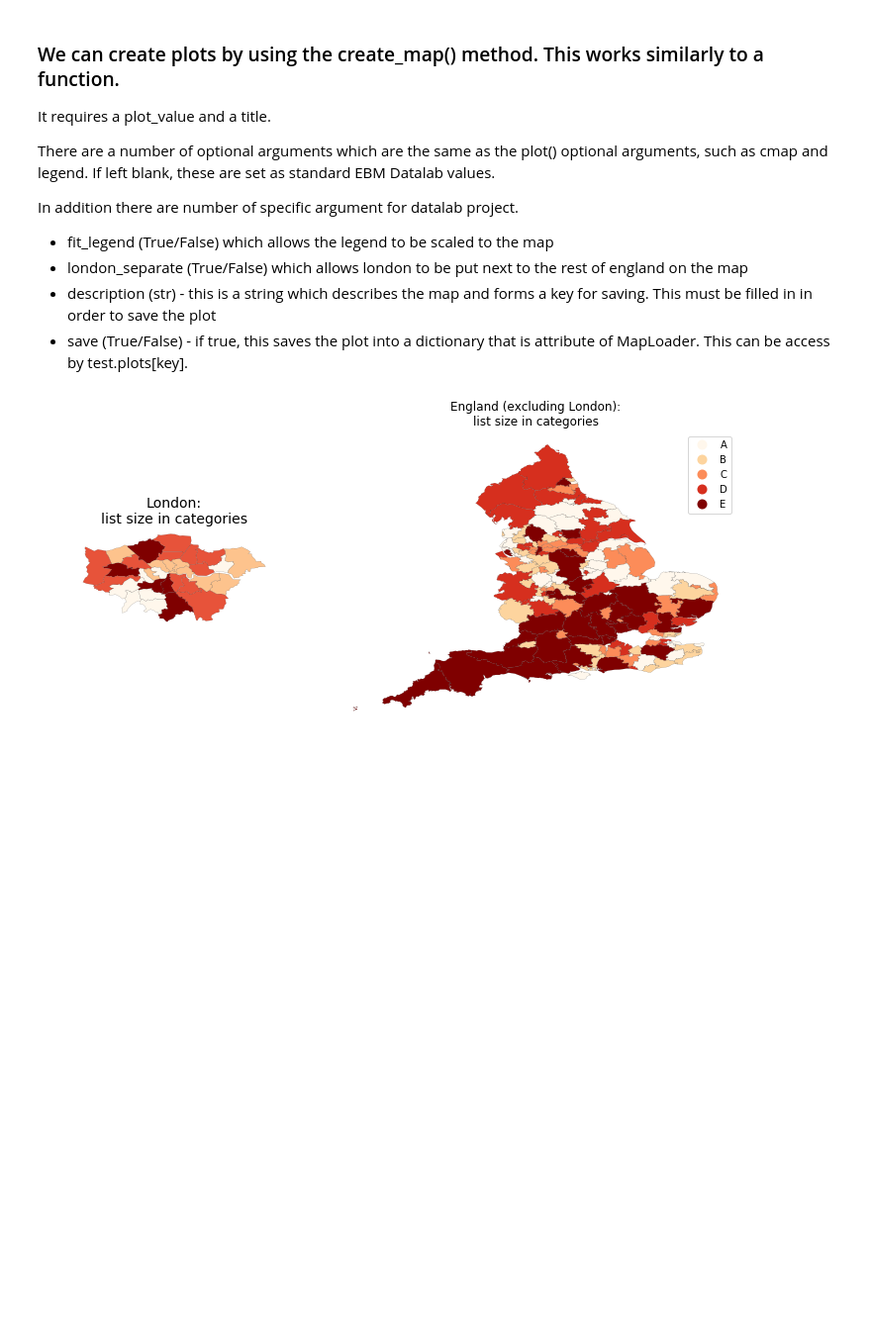
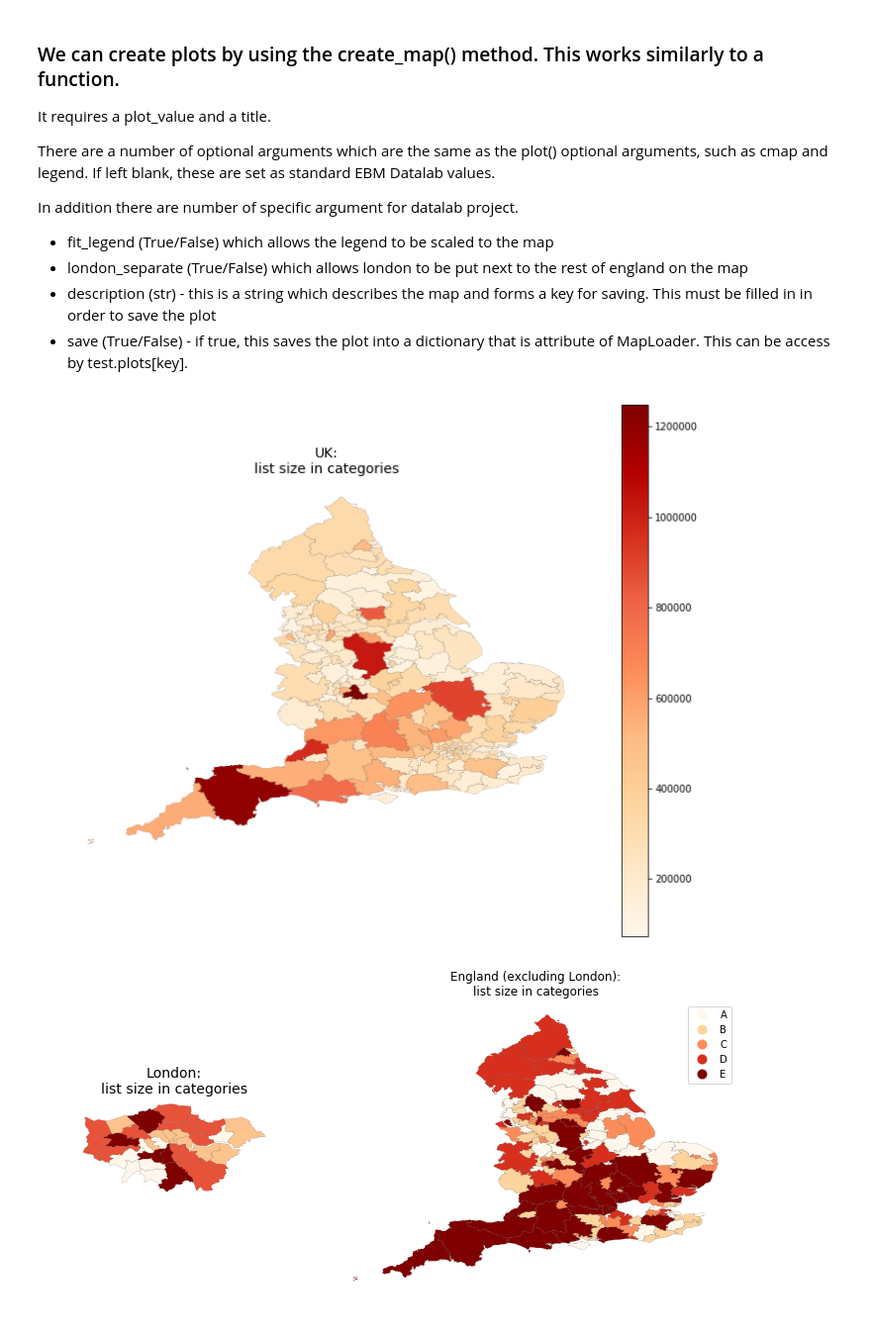
Before and after one commit to ebmdatalab/datalab-pandas, a Jupyter notebook: examples/example_maps.ipynb, the cells around one changed output. Shown: that part at 99% size. Saved outputs shown, nothing was run; the diff lists cells and outputs as text; code cells hidden in the pictures; blank space fills up the shorter version.

```diff
--- a/examples/example_maps.ipynb
+++ b/examples/example_maps.ipynb
@@ -87,4 +87,8 @@ In addition there are number of specific argument for datalab project.
 - london_separate (True/False) which allows london to be put next to the rest of england on the map
 - description (str) - this is a string which describes the map and forms a key for saving. This must be filled in in order to save the plot
 - save (True/False) - if true, this saves the plot into a dictionary that is attribute of MapLoader. This can be access by test.plots[key].
+# %%
+test.create_map(plot_value="total_list_size", title='list size in categories', fit_legend=False, legend=True)
+# %% [output]
+[figure, added]
 # %%
```
Also changed, not shown: parts of 4 cells of this notebook, 1 other file.
